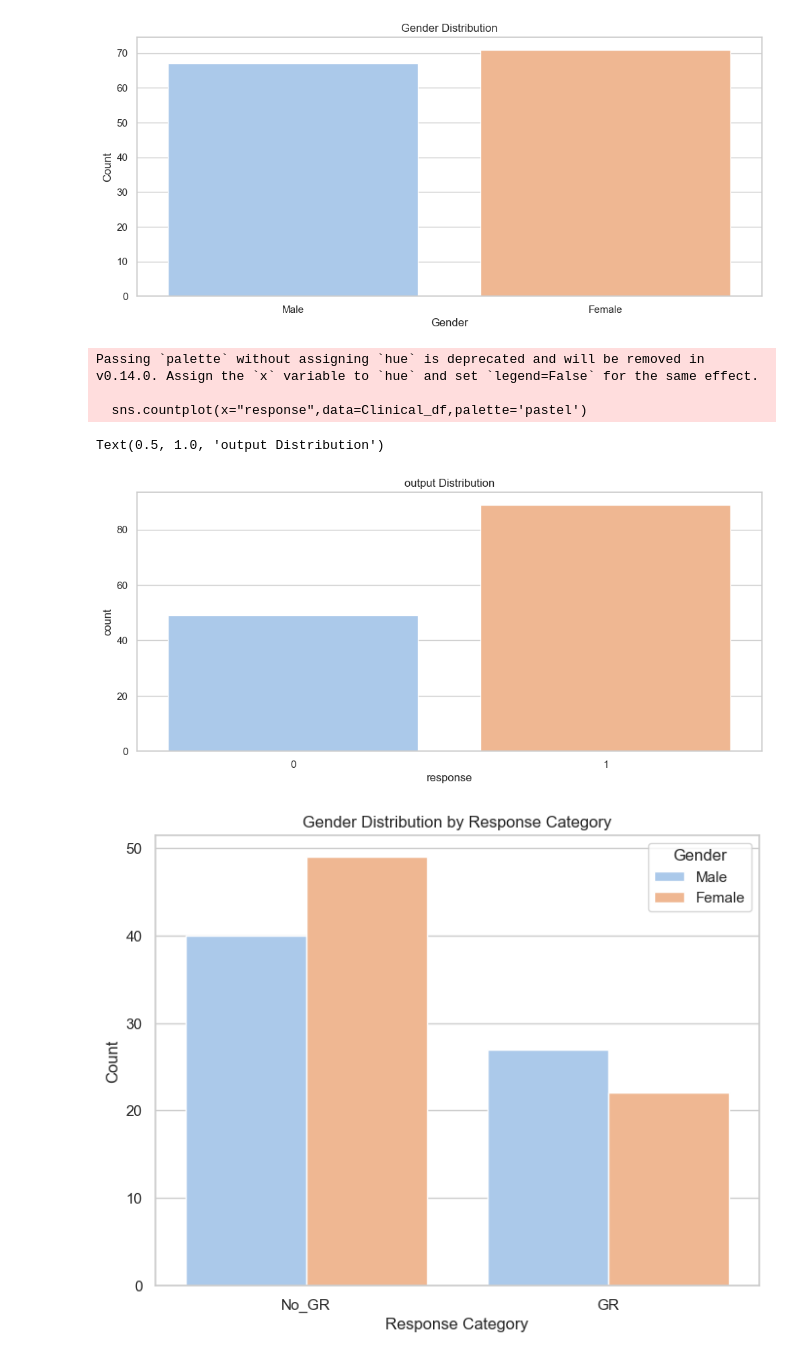
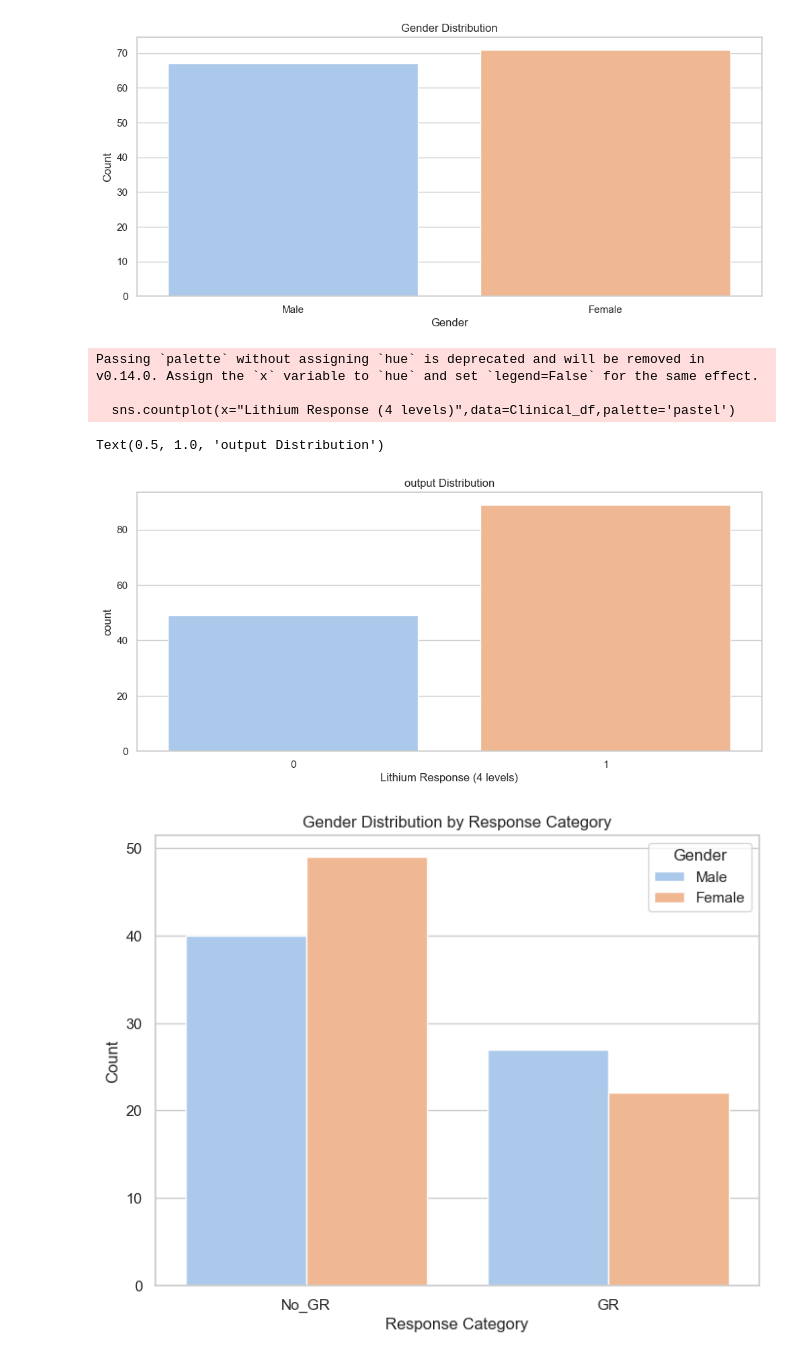
Before and after one commit to neurospin-projects/2026_ychaoub_rlink_predict_response_clinic, a Jupyter notebook: 03_Analysis_visualization.ipynb, the cells around one changed output. Drawn from its saved outputs; the diff is of its cells as text; code cells hidden in the pictures.

```diff
--- a/03_Analysis_visualization.ipynb
+++ b/03_Analysis_visualization.ipynb
@@ -2,10 +2,15 @@
 import pandas as pd
 import seaborn as sns
 import matplotlib.pyplot as plt
+import numpy as np
+from sklearn.preprocessing import LabelEncoder
+from sklearn.impute import SimpleImputer
+from statsmodels.stats.outliers_influence import variance_inflation_factor
+
 INPUT = "/neurospin/signatures/2026_ychaoub_rlink_predict_response_clinic/data/"
 
 
-Clinical_df = pd.read_excel(INPUT + 'statistic_data.xlsx', index_col=0)
+Clinical_df = pd.read_excel(INPUT + 'statistic_data.xlsx')
 # %%
 Clinical_df
 # %% [output]
@@ -50,7 +289,7 @@ plt.title('Age Distribution')
 Text(0.5, 1.0, 'Age Distribution')
 [figure]
 # %%
-Clinical_df['response_label'] = Clinical_df['response'].map({
+Clinical_df['response_label'] = Clinical_df['Lithium Response (4 levels)'].map({
     0: 'GR',
     1: 'No_GR'
 })
@@ -73,7 +312,7 @@ plt.show()
 [figure]
 # %%
 # Response mapping
-Clinical_df['response_label'] = Clinical_df['response'].map({
+Clinical_df['response_label'] = Clinical_df['Lithium Response (4 levels)'].map({
     0: 'GR',
     1: 'No_GR'
 })
@@ -101,7 +340,7 @@ plt.show()
 [figure]
 # %%
 # Map SEX values to labels
-Clinical_df['SEX_label'] = Clinical_df['SEX'].map({
+Clinical_df['SEX_label'] = Clinical_df['Male sex'].map({
     1: 'Male',
     2: 'Female',
     3: 'Other'
@@ -131,14 +370,14 @@ Passing `palette` without assigning `hue` is deprecated and will be removed in v
 # %%
 #Variable OUTPUT
 
 plt.figure(figsize=(12,5))
-sns.countplot(x="response",data=Clinical_df,palette='pastel')
+sns.countplot(x="Lithium Response (4 levels)",data=Clinical_df,palette='pastel')
 plt.title('output Distribution')
 # %% [output]
 Passing `palette` without assigning `hue` is deprecated and will be removed in v0.14.0. Assign the `x` variable to `hue` and set `legend=False` for the same effect.
 
-  sns.countplot(x="response",data=Clinical_df,palette='pastel')
+  sns.countplot(x="Lithium Response (4 levels)",data=Clinical_df,palette='pastel')
 Text(0.5, 1.0, 'output Distribution')
-[figure, old version]
+[figure, new version]
 # %%
 # Mapping variables
```
Also changed, not shown: parts of 16 cells of this notebook.
